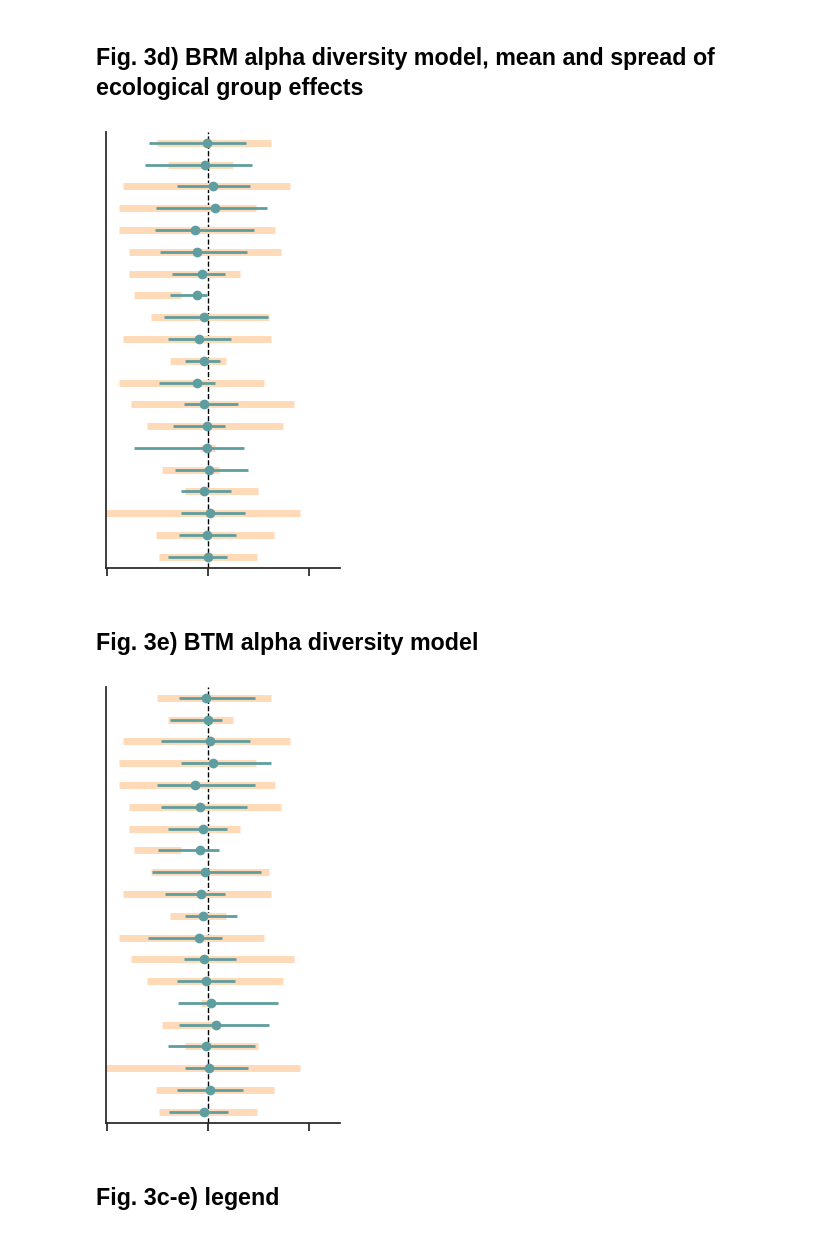
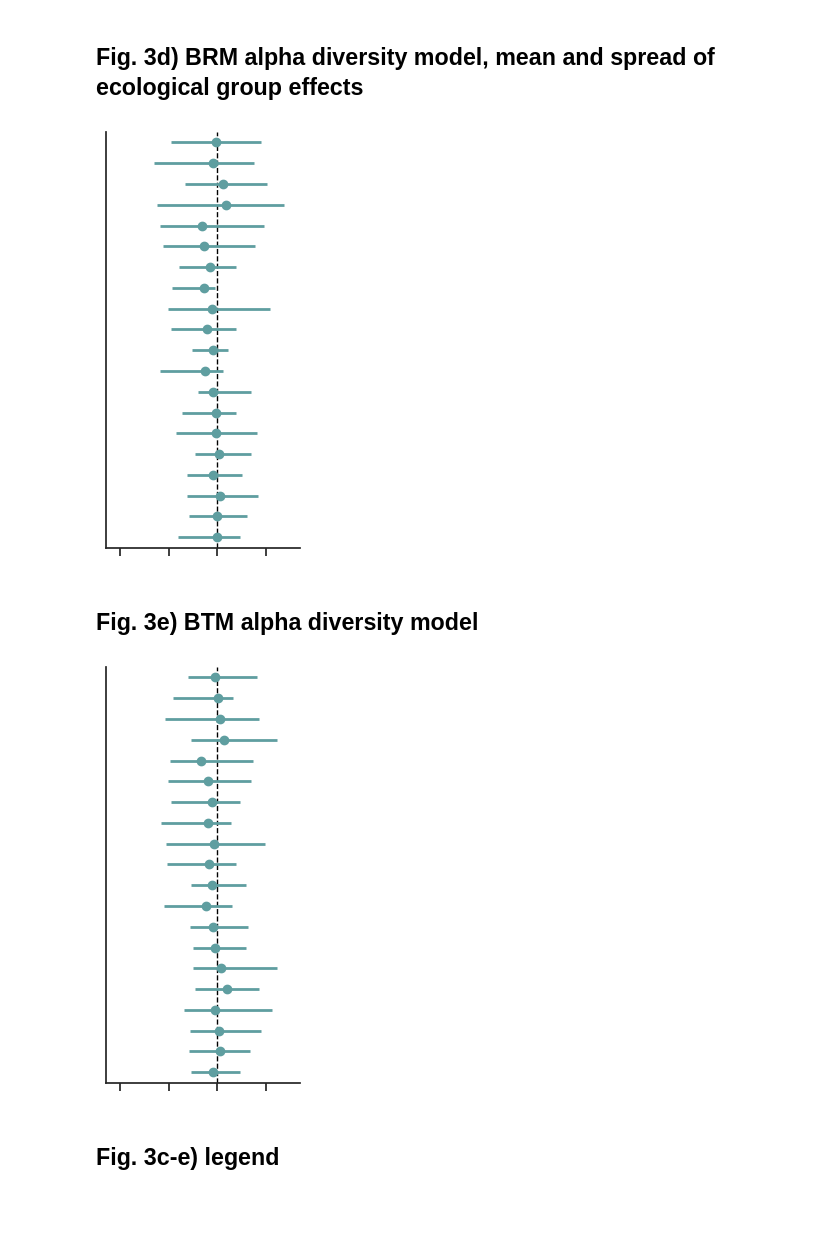
Before and after one commit to j-nystrom/biodiversity-impacts, a Jupyter notebook: notebooks/1_manuscript_main.ipynb, the cells around one changed output. Cells and saved outputs as stored; diff of their text form; code cells hidden in the pictures; blank space fills up the shorter version.

```diff
--- a/notebooks/1_manuscript_main.ipynb
+++ b/notebooks/1_manuscript_main.ipynb
@@ -1256,7 +1312,7 @@ def plot_effect_panel(
     show_ecological_spread: bool = False,
     figsize: tuple[float, float] = (3.8, 5.4),
     axes_label_size: int = 9,
-    axes_number_size: int = 12,
+    axes_number_size: int = 9,
     ecological_line_width: float = 2.0,
     plot_effect_order: list[str] | None = None,
     plot_effect_x_limits: tuple[float, float] | None = None,
@@ -1264,8 +1320,8 @@ def plot_effect_panel(
     """
     Plot one Fig 3 effect-spread panel.
 
-    Rows are covariates. Circles show population fixed-effect slopes. Peach bars
-    show the configured range of SBM study-level slopes. Optional blue bars show
+    Rows are covariates. Circles show population fixed-effect slopes. When present,
+    peach bars show the configured range of SBM study-level slopes. Blue bars show
     the configured range of BRM/BTM final ecological-group slopes. Covariate
     labels are raw output names so final figure labels can be added separately.
     """
@@ -1287,7 +1343,7 @@ def plot_effect_panel(
     for i, term in enumerate(terms):
         values = effect_summary[term]
 
-        # Study heterogeneity is shown in all panels for comparison.
+        # Study heterogeneity is shown only for summaries that contain SBM ranges.
         if values.get("random_slope_lower") is not None:
             ax.hlines(
                 y=y_pos[i],
@@ -1379,4 +1444,4 @@ def plot_effect_panel(
 # %%
 # Shared size for Fig 3c-e and Fig 4c-e forest-style panels.
-effect_forest_figsize = (2.7, 4.8)
+effect_forest_figsize = (2.3, 4.6)
 # %% [markdown]
@@ -1404,18 +1469,18 @@ fig3c_sbm_effects.savefig(
 # %% [markdown]
 ## Fig. 3d) BRM alpha diversity model, mean and spread of ecological group effects
 # %%
-# Plot Fig 3d as SBM study heterogeneity plus BRM ecological spread.
+# Plot Fig 3d as BRM ecological-group spread and population mean effects.
 fig3d_brm_effects = plot_effect_panel(
     effect_summary=alpha_effect_summaries["BRM"],
     figsize=effect_forest_figsize,
     show_axes_labels_values=False,
     show_legend=False,
     show_mean_values=False,
     plot_effect_order=alpha_effect_order,
-    plot_effect_x_limits=effect_x_limits,
+    plot_effect_x_limits=alpha_effect_x_limits,
     show_ecological_spread=True,
 )
 # %% [output]
-[figure, old version]
+[figure, new version]
 # %%
 fig3d_brm_effects.savefig(
@@ -1427,7 +1492,7 @@ fig3d_brm_effects.savefig(
 # %% [markdown]
 ## Fig. 3e) BTM alpha diversity model
 # %%
-# Plot Fig 3e as SBM study heterogeneity plus BTM ecological spread.
+# Plot Fig 3e as BTM ecological-group spread and population mean effects.
 fig3e_btm_effects = plot_effect_panel(
     effect_summary=alpha_effect_summaries["BTM"],
     figsize=effect_forest_figsize,
@@ -1435,10 +1500,10 @@ fig3e_btm_effects = plot_effect_panel(
     show_legend=False,
     show_mean_values=False,
     plot_effect_order=alpha_effect_order,
-    plot_effect_x_limits=effect_x_limits,
+    plot_effect_x_limits=alpha_effect_x_limits,
     show_ecological_spread=True,
 )
 # %% [output]
-[figure, old version]
+[figure, new version]
 # %%
 fig3e_btm_effects.savefig(
```
Also changed, not shown: parts of 113 cells of this notebook, 11 other files.
